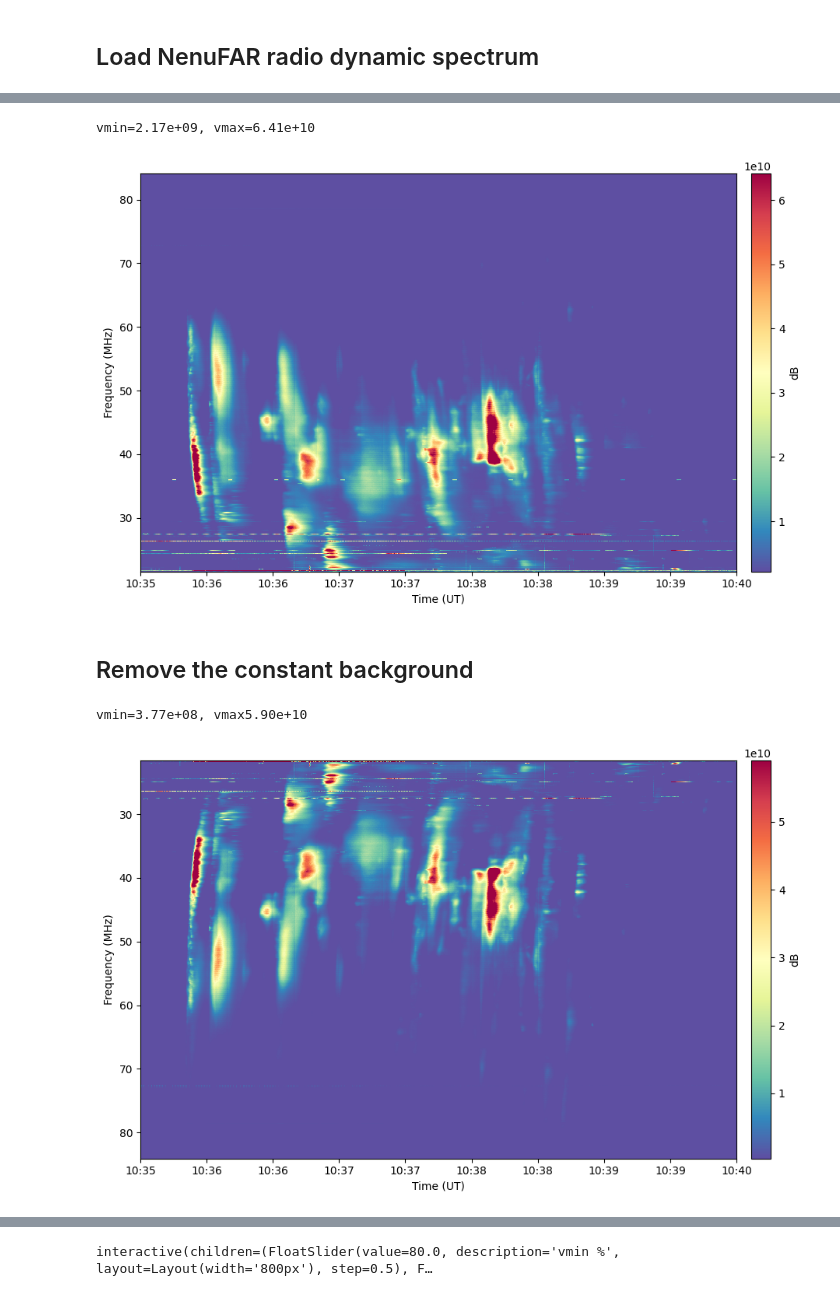
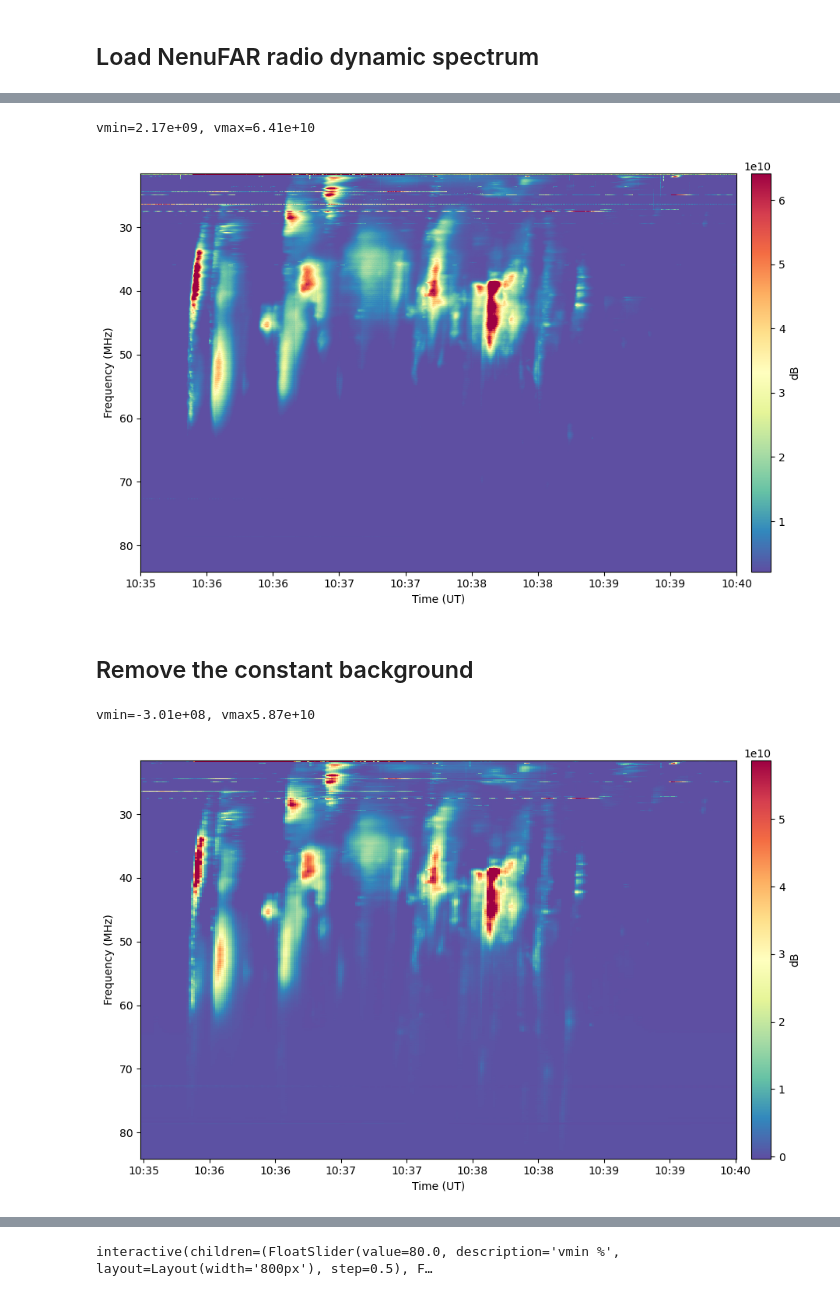
Before and after one commit to MohamedNedal/nenufar_work, a Jupyter notebook: typeIII_detect.ipynb, the cells around one changed output, grey strips where cells are left out. Cells and saved outputs as stored; diff of their text form; code cells hidden in the pictures.

```diff
--- a/typeIII_detect.ipynb
+++ b/typeIII_detect.ipynb
@@ -81,28 +44,29 @@ df_nenufar.head(3)
 # %%
-vmin = np.percentile(df_nenufar.values, 70)
-vmax = np.percentile(df_nenufar.values, 99.7)
+vmin = np.nanpercentile(df_nenufar.values, 70)
+vmax = np.nanpercentile(df_nenufar.values, 99.7)
 print(f'vmin={vmin:.2e}, vmax={vmax:.2e}')
 
 fig = plt.figure(figsize=[10,6])
 ax = fig.add_subplot(111)
 pc = ax.pcolormesh(
     df_nenufar.index,
     df_nenufar.columns,
     df_nenufar.T,
     cmap='Spectral_r',
     vmin=vmin,
     vmax=vmax
 )
 fig.colorbar(pc, ax=ax, pad=0.02, label='dB')
 ax.set_xlabel('Time (UT)')
 ax.set_ylabel('Frequency (MHz)')
+ax.invert_yaxis()
 ax.xaxis_date()
 ax.xaxis.set_major_formatter(mdates.DateFormatter('%H:%M'))
 fig.tight_layout()
 plt.show()
 # %% [output]
 vmin=2.17e+09, vmax=6.41e+10
-[figure, old version]
+[figure, new version]
 # %% [markdown]
 ## Remove the constant background
 # %%
@@ -110,6 +78,7 @@ nenufar_nobkg = df_nenufar - np.tile(np.nanmedian(df_nenufar,0), (df_nenufar.sha
 # %%
-vmin = np.percentile(nenufar_nobkg.values, 70)
-vmax = np.percentile(nenufar_nobkg.values, 99.7)
+# high-res dyspec
+vmin = np.nanpercentile(nenufar_nobkg.values, 25)
+vmax = np.nanpercentile(nenufar_nobkg.values, 99.7)
 print(f'vmin={vmin:.2e}, vmax{vmax:.2e}')
 
 fig = plt.figure(figsize=[10,6])
@@ -119,11 +88,11 @@ pc = ax.pcolormesh(nenufar_nobkg.index, nenufar_nobkg.columns, nenufar_nobkg.T,
 fig.colorbar(pc, ax=ax, pad=0.02, label='dB')
 ax.set_xlabel('Time (UT)')
 ax.set_ylabel('Frequency (MHz)')
-ax.set_ylim(ax.get_ylim()[::-1])  # Reverse Y axis for frequency descending
+ax.invert_yaxis()
 ax.xaxis_date()
-ax.xaxis.set_major_formatter(mdates.DateFormatter('%H:%M'))
+ax.xaxis.set_major_formatter(DateFormatter('%H:%M'))
 fig.tight_layout()
 plt.show()
 # %% [output]
-vmin=3.77e+08, vmax5.90e+10
+vmin=-3.01e+08, vmax5.87e+10
-[figure, old version]
+[figure, new version]
```
Also changed, not shown: parts of 20 cells of this notebook.
